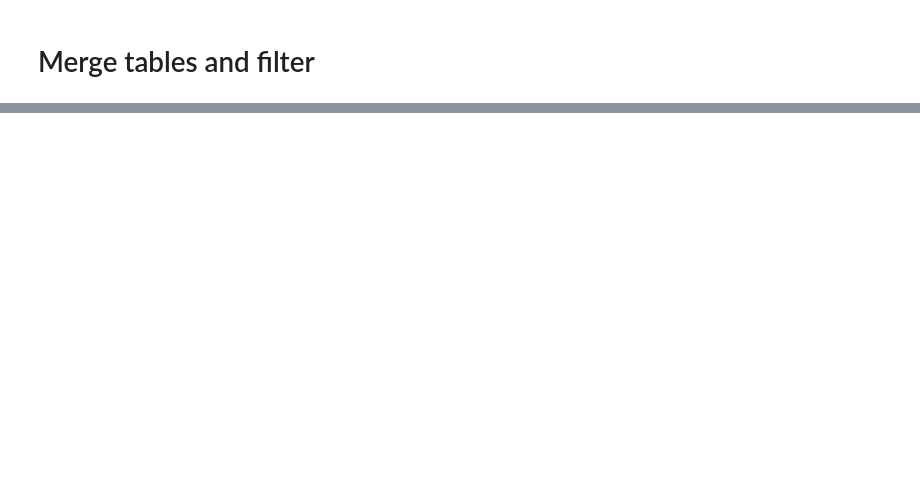
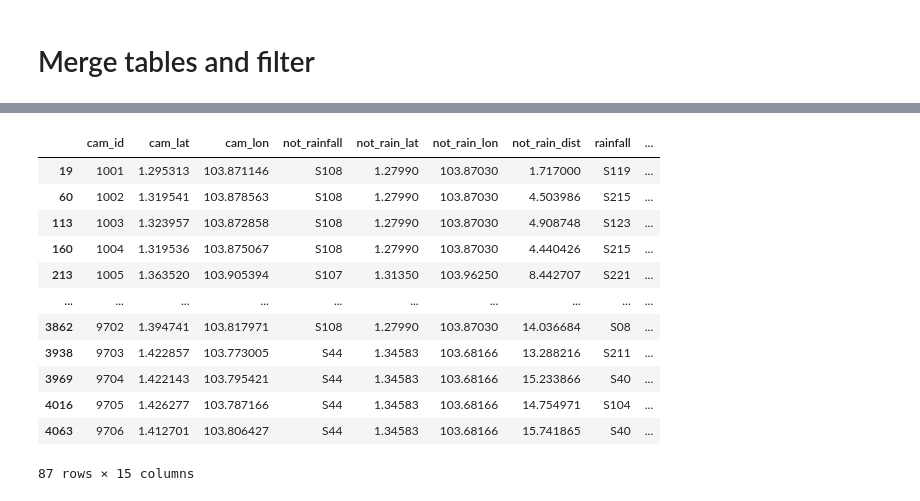
Before and after one commit to don-tay/traffic-predict, a Jupyter notebook: finding_camera_to_weather_location/camera_station_mapping.ipynb, the cells around one changed output, grey strips where cells are left out. Drawn from its saved outputs; the diff is of its cells as text; code cells hidden in the pictures; blank space fills up the shorter version.

```diff
--- a/finding_camera_to_weather_location/camera_station_mapping.ipynb
+++ b/finding_camera_to_weather_location/camera_station_mapping.ipynb
@@ -167,0 +207,16 @@ df2 = df2[idx2]
+# %%
+df3
+# %% [output]
+|  | cam_id | cam_lat | cam_lon | not_rainfall | not_rain_lat | not_rain_lon | not_rain_dist | rainfall | ... |
+| 19 | 1001 | 1.295313 | 103.871146 | S108 | 1.27990 | 103.87030 | 1.717000 | S119 | ... |
+| 60 | 1002 | 1.319541 | 103.878563 | S108 | 1.27990 | 103.87030 | 4.503986 | S215 | ... |
+| 113 | 1003 | 1.323957 | 103.872858 | S108 | 1.27990 | 103.87030 | 4.908748 | S123 | ... |
+| 160 | 1004 | 1.319536 | 103.875067 | S108 | 1.27990 | 103.87030 | 4.440426 | S215 | ... |
+| 213 | 1005 | 1.363520 | 103.905394 | S107 | 1.31350 | 103.96250 | 8.442707 | S221 | ... |
+| ... | ... | ... | ... | ... | ... | ... | ... | ... | ... |
+| 3862 | 9702 | 1.394741 | 103.817971 | S108 | 1.27990 | 103.87030 | 14.036684 | S08 | ... |
+| 3938 | 9703 | 1.422857 | 103.773005 | S44 | 1.34583 | 103.68166 | 13.288216 | S211 | ... |
+| 3969 | 9704 | 1.422143 | 103.795421 | S44 | 1.34583 | 103.68166 | 15.233866 | S40 | ... |
+| 4016 | 9705 | 1.426277 | 103.787166 | S44 | 1.34583 | 103.68166 | 14.754971 | S104 | ... |
+| 4063 | 9706 | 1.412701 | 103.806427 | S44 | 1.34583 | 103.68166 | 15.741865 | S40 | ... |
+87 rows × 15 columns
```
Also changed, not shown: parts of 15 cells of this notebook, 3 other files.
